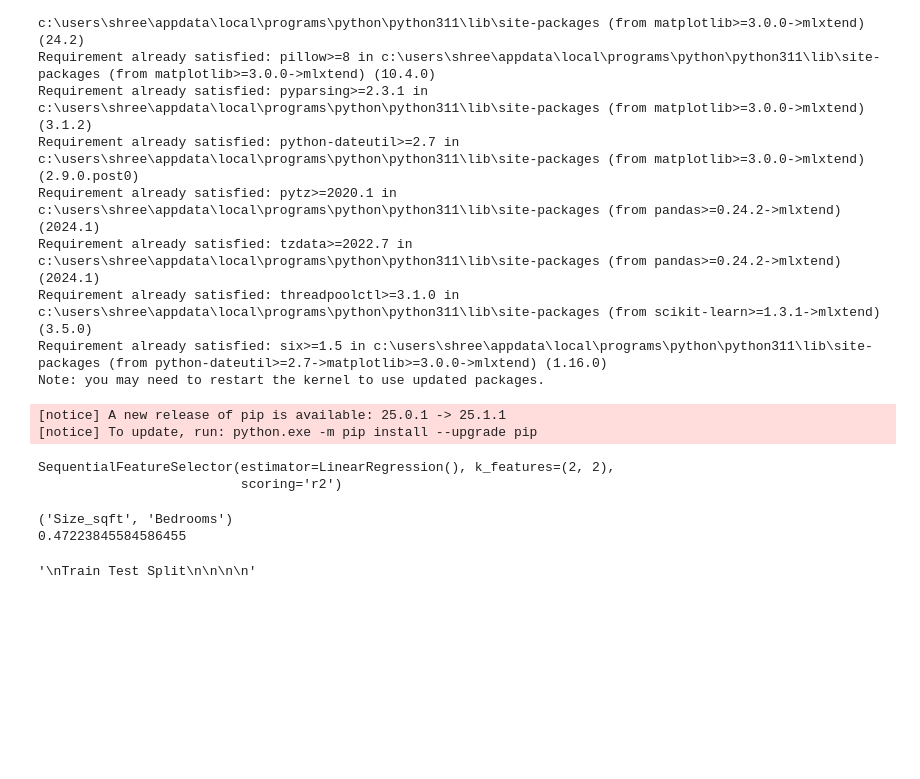
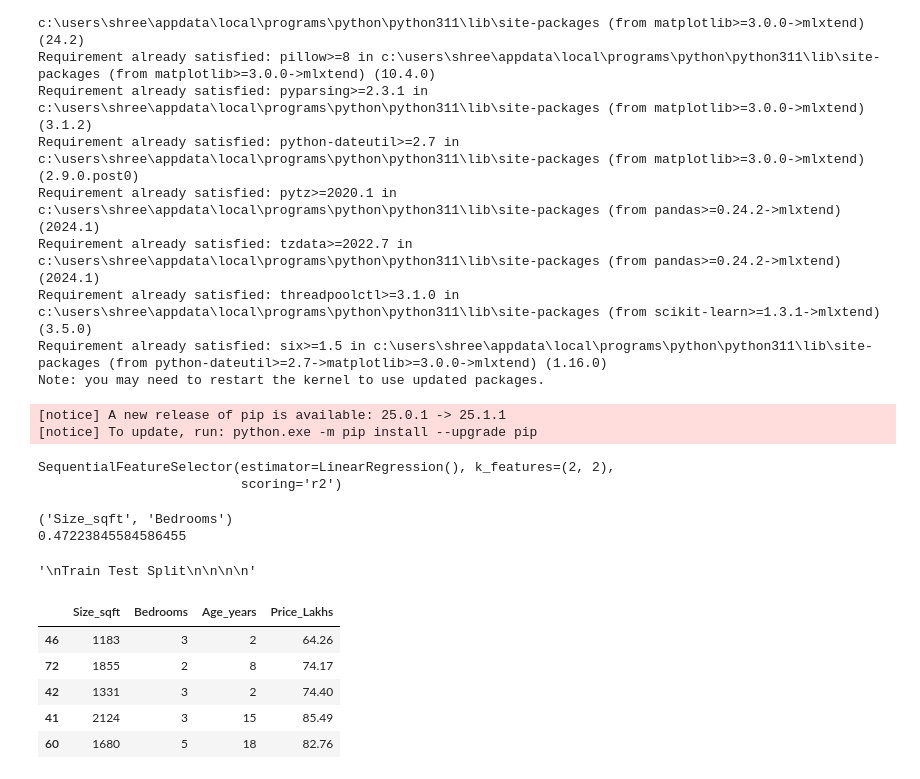
Before and after one commit to KedarDamale/Data-Science, a Jupyter notebook: Data-science/3.Data-pre-processing.ipynb, the cells around one changed output. Cells and saved outputs as stored; diff of their text form; code cells hidden in the pictures; blank space fills up the shorter version.

Commit message:
Added data science notes

```diff
--- a/Data-science/3.Data-pre-processing.ipynb
+++ b/Data-science/3.Data-pre-processing.ipynb
@@ -1684,3 +1700,57 @@ Train Test Split
 """
 # %% [output]
 '\nTrain Test Split\n\n\n\n'
+# %%
+data = {
+    'Size_sqft': [1360, 1794, 1630, 1595, 2138, 2669, 966, 1738, 830, 1982,
+                  3406, 2652, 589, 3292, 1438, 2045, 2186, 2096, 1127, 2483,
+                  1046, 733, 1672, 671, 1378, 3121, 3137, 1701, 3481, 1574,
+                  2037, 2583, 802, 1324, 888, 2237, 2504, 631, 2756, 2248,
+                  936, 2124, 1331, 3194, 1508, 674, 1183, 3210, 2027, 2156,
+                  2707, 1577, 1989, 1140, 1639, 703, 1356, 1316, 1412, 1433,
+                  1680, 3255, 1440, 2402, 1478, 1369, 1023, 933, 1480, 3342,
+                  2442, 1944, 1855, 1165, 1080, 847, 1330, 925, 2798, 2659,
+                  3237, 1624, 1234, 1394, 2580, 849, 2984, 1891, 1976, 1194,
+                  2507, 2325, 2874, 1147, 1336, 1220, 1451, 1622, 1735, 2047],
+    'Bedrooms': [4, 3, 3, 1, 3, 3, 1, 3, 5, 2,
+                 4, 2, 2, 5, 2, 5, 1, 3, 4, 4,
+                 4, 5, 4, 1, 5, 4, 2, 4, 1, 3,
+                 4, 1, 3, 3, 3, 4, 2, 4, 4, 5,
+                 4, 3, 3, 2, 1, 4, 3, 4, 4, 2,
+                 5, 5, 1, 2, 2, 3, 3, 3, 2, 2,
+                 5, 1, 1, 3, 3, 4, 3, 1, 4, 5,
+                 4, 1, 2, 2, 2, 1, 1, 2, 3, 2,
+                 3, 1, 4, 4, 2, 4, 4, 1, 2, 5,
+                 1, 4, 4, 5, 2, 3, 5, 2, 4, 1],
+    'Age_years': [0, 18, 29, 1, 20, 11, 25, 5, 22, 3,
+                  12, 13, 5, 20, 4, 21, 26, 6, 0, 10,
+                  10, 0, 12, 13, 6, 28, 6, 25, 10, 12,
+                  13, 9, 13, 2, 24, 1, 25, 18, 25, 13,
+                  13, 15, 2, 28, 5, 13, 2, 24, 0, 27,
+                  2, 5, 15, 9, 9, 7, 0, 13, 12, 17,
+                  18, 20, 4, 1, 1, 24, 8, 13, 26, 2,
+                  20, 7, 8, 5, 15, 6, 15, 4, 28, 12,
+                  8, 9, 7, 10, 0, 11, 19, 9, 21, 5,
+                  16, 20, 6, 4, 0, 10, 8, 9, 8, 6],
+    'Price_Lakhs': [82.55, 62.65, 74.89, 70.6, 91.49, 95.03, 18.97, 68.34, 71.6, 90.64,
+                    118.19, 99.36, 34.66, 117.13, 70.94, 93.46, 75.02, 91.3, 59.96, 96.73,
+                    70.37, 89.43, 92.84, 36.16, 93.6, 110.43, 90.61, 84.83, 95.76, 87.14,
+                    89.55, 88.15, 43.66, 67.87, 46.83, 83.66, 93.01, 32.88, 98.49, 87.86,
+                    58.86, 85.49, 74.4, 108.96, 60.49, 53.58, 64.26, 106.72, 83.32, 86.25,
+                    103.84, 78.56, 83.76, 46.74, 75.37, 38.08, 68.44, 60.68, 71.53, 65.69,
+                    82.76, 106.11, 61.11, 90.26, 63.88, 74.67, 61.57, 55.72, 72.42, 106.66,
+                    94.88, 82.14, 74.17, 47.74, 56.91, 37.13, 62.39, 51.48, 103.99, 95.34,
+                    106.42, 70.33, 64.77, 68.47, 97.75, 49.65, 113.6, 72.33, 83.69, 60.99,
+                    99.69, 89.48, 108.67, 53.71, 64.61, 60.17, 66.47, 75.99, 82.8, 90.96]
+}
+
+df=pd.DataFrame(data)
+
+df.sample(5)
+# %% [output]
+|  | Size_sqft | Bedrooms | Age_years | Price_Lakhs |
+| 46 | 1183 | 3 | 2 | 64.26 |
+| 72 | 1855 | 2 | 8 | 74.17 |
+| 42 | 1331 | 3 | 2 | 74.40 |
+| 41 | 2124 | 3 | 15 | 85.49 |
+| 60 | 1680 | 5 | 18 | 82.76 |
```
Also changed, not shown: parts of 3 cells of this notebook, 1 other file.
